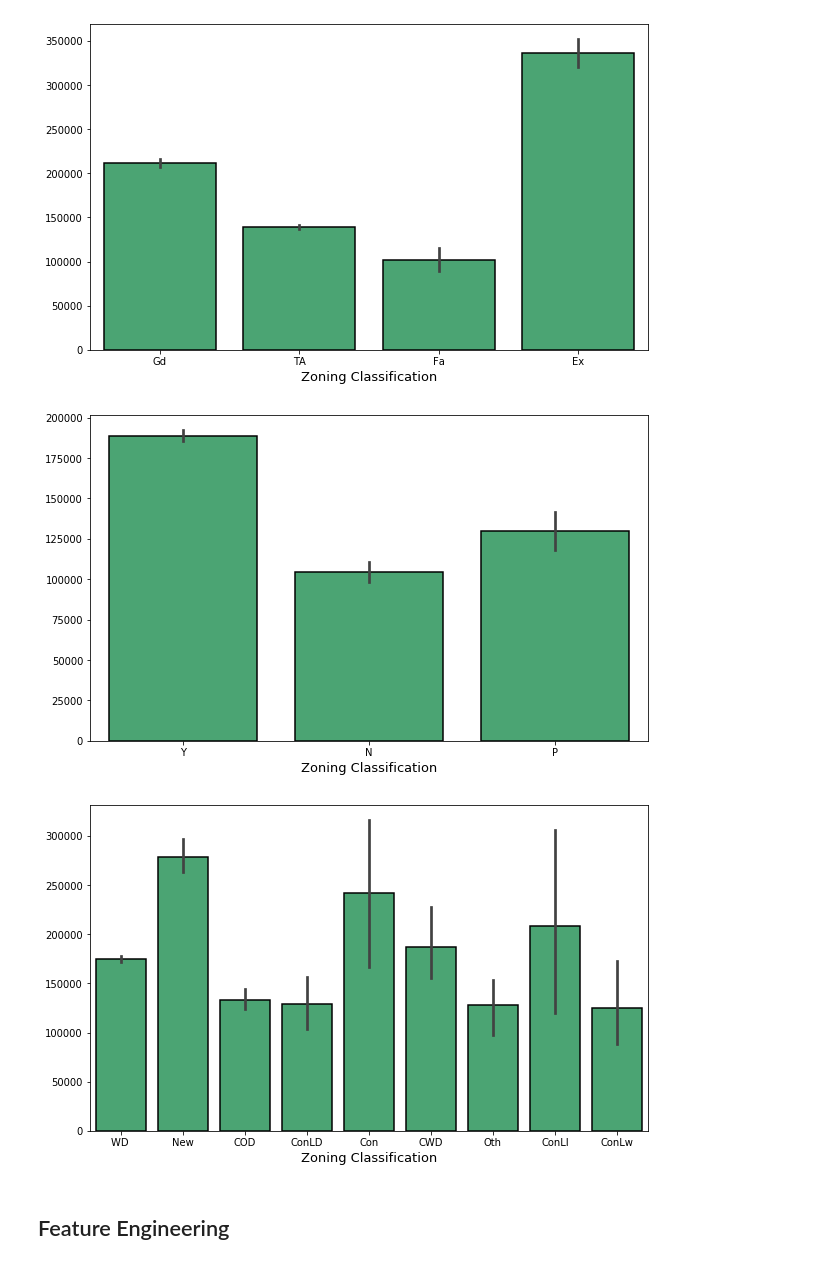
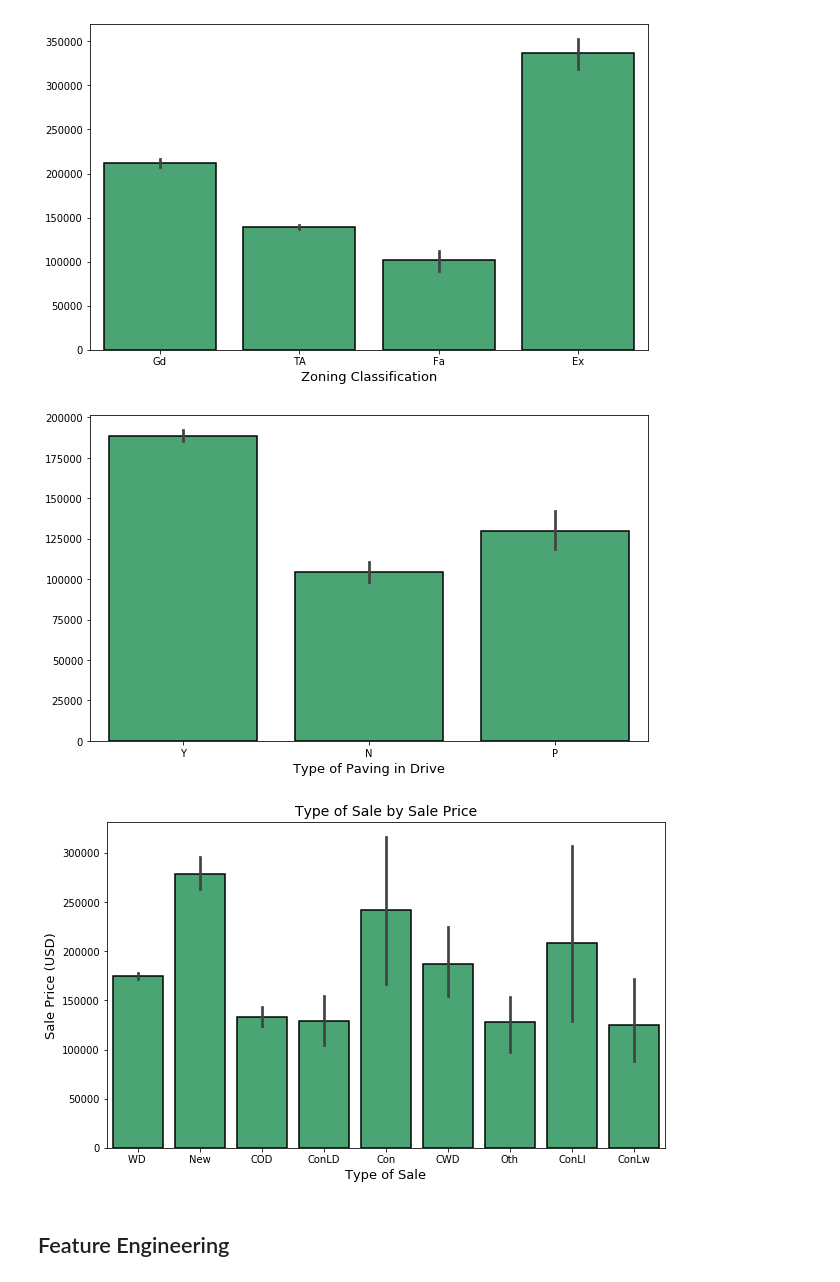
Before and after one commit to jlu90/Predicting-House-Prices-with-Linear-Regression, a Jupyter notebook: lutes_cleaning_notebook.ipynb, the cells around one changed output. Drawn from its saved outputs; the diff is of its cells as text; code cells hidden in the pictures.

```diff
--- a/lutes_cleaning_notebook.ipynb
+++ b/lutes_cleaning_notebook.ipynb
@@ -946,19 +946,19 @@ create_bar(housing,
            'Paved Drive',
            'SalePrice',
             title='',
-            x_label = 'Zoning Classification',
+            x_label = 'Type of Paving in Drive',
             y_label = '')
 # %% [output]
-[figure, old version]
+[figure, new version]
 # %%
 create_bar(housing,
            'Sale Type',
            'SalePrice',
-            title='',
-            x_label = 'Zoning Classification',
-            y_label = '')
+            title='Type of Sale by Sale Price',
+            x_label = 'Type of Sale',
+            y_label = 'Sale Price (USD)')
 # %% [output]
-[figure, old version]
+[figure, new version]
 # %% [markdown]
 ## Feature Engineering
 # %% [markdown]
```
Also changed, not shown: parts of 70 cells of this notebook, 1 other file.
